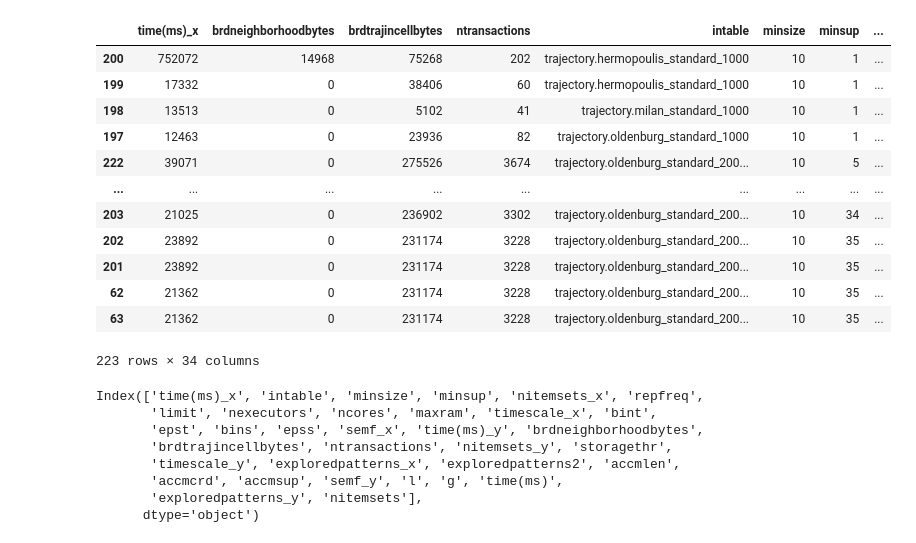
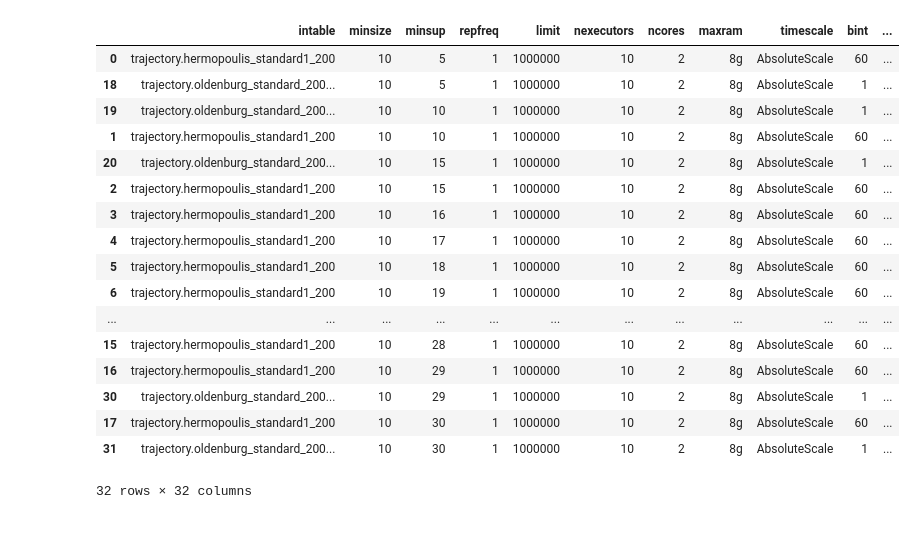
Before and after one commit to w4bo/ctm, a Jupyter notebook: src/main/python/CTM/PFPGrowth.ipynb, the cells around one changed output. Drawn from its saved outputs; the diff is of its cells as text; code cells hidden in the pictures.

```diff
--- a/src/main/python/CTM/PFPGrowth.ipynb
+++ b/src/main/python/CTM/PFPGrowth.ipynb
@@ -113,6 +113,25 @@ def default_plotsetup(ax):
     ax.grid(color="lightgray", linestyle='-', linewidth=0.3)
     ax.set_axisbelow(True)
 # %%
-df1 = pd.read_csv('../../../../results/PFPGrowth_stats.csv')
+coord = ['intable', 'minsize', 'minsup', 'repfreq', 'limit', 'nexecutors', 'ncores', 'maxram', 'timescale', 'bint', 'epst', 'bins', 'epss', 'semf']
+def read_df(f, limit=1000000, minsize=10, bins=20, bint=1, timescale="absolute", epst="inf", epss="inf", nexecutors=10, maxram="8g", semf="none"):
+    df1 = pd.read_csv(f)
+    # coord = [x for x in df1.columns if x != 'time(ms)' and x != 'nitemsets']
+    df1 = df1[df1["minsup"] <= 30]
+    df1 = df1[df1["limit"] == limit]
+    df1 = df1[df1["minsize"] == minsize]
+    df1 = df1[((df1["bins"] == 19) & (df1["intable"] == "trajectory.hermopoulis_standard1_200")) | ((df1["bins"] == bins))]
+    df1 = df1[((df1["bint"] == 60) & (df1["intable"] == "trajectory.hermopoulis_standard1_200")) | ((df1["bint"] == bint))]
+    df1 = df1[df1["nexecutors"] == nexecutors]
+    df1 = df1[df1["maxram"] == maxram]
+    df1["timescale"] = df1["timescale"].replace({"absolute": "AbsoluteScale"})
+    df1 = df1[df1["timescale"] == "AbsoluteScale"]
+    df1["epst"] = -1
+    df1["epss"] = -1
+    df1 = df1.fillna("none")
+    df1 = df1[df1["semf"] == semf]
+    return df1.groupby(coord).mean().reset_index()
+
+df1 = read_df('../../../../results/PFPGrowth_stats.csv')
 df1
 # %% [output]
@@ -136,4 +155,4 @@ df1
 # %%
-df2 = pd.read_csv('../../../../results/CTM_stats.csv')
-df2
+df2 = read_df('../../../../results/CTM_stats.csv')
+df2[coord]
 # %% [output]
@@ -169,5 +204,9 @@ df2
 # %%
 df4 = pd.read_csv('../../../../results/SPARE_stats.csv')
+c = ["intable", "m", "k", "l", "g"]
+df4["intable"] = df4["intable"].fillna("ctm.tmp_transactiontable__tbl_oldenburg_standard_2000_distinct__lmt_1000000__size_10__sup_35__bins_20__ts_absolute__bint_1").replace({"ctm.tmp_transactiontable__tbl_oldenburg_standard_2000_distinct__lmt_1000000__size_10__sup_35__bins_20__ts_absolute__bint_1": "trajectory.oldenburg_standard_2000_distinct"})
+df4 = df4.fillna("None")
+df4 = df4.groupby(c).mean().reset_index()
 df4 = df4.rename({'m': 'minsize', 'k': 'minsup', 'validpatterns': 'nitemsets'}, axis=1)
 df4
 # %% [output]
@@ -185,33 +225,26 @@ df4
 # %%
-l = [x for x in df1.columns if x in ['intable', 'epss', 'bins', 'epst', 'bint', 'maxram', 'ncores', 'intable', 'minsize', 'minsup', 'repfreq',  'limit', 'nexecutors',]]
-df3 = df2.merge(df1, on=l, how='left').merge(df4, how='left', on=['intable', 'minsize', 'minsup'])
+df3 = df2.merge(df1, on=coord, how='left').merge(df4, on=['intable', 'minsize', 'minsup'], how='left')
 df3 = df3.sort_values("minsup")
 df3
 # %% [output]
-|  | time(ms)_x | brdneighborhoodbytes | brdtrajincellbytes | ntransactions | intable | minsize | minsup | ... |
-| 200 | 752072 | 14968 | 75268 | 202 | trajectory.hermopoulis_standard_1000 | 10 | 1 | ... |
-| 199 | 17332 | 0 | 38406 | 60 | trajectory.hermopoulis_standard_1000 | 10 | 1 | ... |
-| 198 | 13513 | 0 | 5102 | 41 | trajectory.milan_standard_1000 | 10 | 1 | ... |
-| 197 | 12463 | 0 | 23936 | 82 | trajectory.oldenburg_standard_1000 | 10 | 1 | ... |
-| 222 | 39071 | 0 | 275526 | 3674 | trajectory.oldenburg_standard_200... | 10 | 5 | ... |
-| ... | ... | ... | ... | ... | ... | ... | ... | ... |
-| 203 | 21025 | 0 | 236902 | 3302 | trajectory.oldenburg_standard_200... | 10 | 34 | ... |
-| 202 | 23892 | 0 | 231174 | 3228 | trajectory.oldenburg_standard_200... | 10 | 35 | ... |
-| 201 | 23892 | 0 | 231174 | 3228 | trajectory.oldenburg_standard_200... | 10 | 35 | ... |
-| 62 | 21362 | 0 | 231174 | 3228 | trajectory.oldenburg_standard_200... | 10 | 35 | ... |
-| 63 | 21362 | 0 | 231174 | 3228 | trajectory.oldenburg_standard_200... | 10 | 35 | ... |
+|  | intable | minsize | minsup | repfreq | limit | nexecutors | ncores | maxram | timescale | bint | ... |
+| 0 | trajectory.hermopoulis_standard1_200 | 10 | 5 | 1 | 1000000 | 10 | 2 | 8g | AbsoluteScale | 60 | ... |
+| 18 | trajectory.oldenburg_standard_200... | 10 | 5 | 1 | 1000000 | 10 | 2 | 8g | AbsoluteScale | 1 | ... |
+| 19 | trajectory.oldenburg_standard_200... | 10 | 10 | 1 | 1000000 | 10 | 2 | 8g | AbsoluteScale | 1 | ... |
+| 1 | trajectory.hermopoulis_standard1_200 | 10 | 10 | 1 | 1000000 | 10 | 2 | 8g | AbsoluteScale | 60 | ... |
+| 20 | trajectory.oldenburg_standard_200... | 10 | 15 | 1 | 1000000 | 10 | 2 | 8g | AbsoluteScale | 1 | ... |
+| 2 | trajectory.hermopoulis_standard1_200 | 10 | 15 | 1 | 1000000 | 10 | 2 | 8g | AbsoluteScale | 60 | ... |
+| 3 | trajectory.hermopoulis_standard1_200 | 10 | 16 | 1 | 1000000 | 10 | 2 | 8g | AbsoluteScale | 60 | ... |
+| 4 | trajectory.hermopoulis_standard1_200 | 10 | 17 | 1 | 1000000 | 10 | 2 | 8g | AbsoluteScale | 60 | ... |
+| 5 | trajectory.hermopoulis_standard1_200 | 10 | 18 | 1 | 1000000 | 10 | 2 | 8g | AbsoluteScale | 60 | ... |
+| 6 | trajectory.hermopoulis_standard1_200 | 10 | 19 | 1 | 1000000 | 10 | 2 | 8g | AbsoluteScale | 60 | ... |
+| ... | ... | ... | ... | ... | ... | ... | ... | ... | ... | ... | ... |
+| 15 | trajectory.hermopoulis_standard1_200 | 10 | 28 | 1 | 1000000 | 10 | 2 | 8g | AbsoluteScale | 60 | ... |
+| 16 | trajectory.hermopoulis_standard1_200 | 10 | 29 | 1 | 1000000 | 10 | 2 | 8g | AbsoluteScale | 60 | ... |
+| 30 | trajectory.oldenburg_standard_200... | 10 | 29 | 1 | 1000000 | 10 | 2 | 8g | AbsoluteScale | 1 | ... |
+| 17 | trajectory.hermopoulis_standard1_200 | 10 | 30 | 1 | 1000000 | 10 | 2 | 8g | AbsoluteScale | 60 | ... |
+| 31 | trajectory.oldenburg_standard_200... | 10 | 30 | 1 | 1000000 | 10 | 2 | 8g | AbsoluteScale | 1 | ... |
-223 rows × 34 columns
+32 rows × 32 columns
-# %%
-df3.columns
-# %% [output]
-Index(['time(ms)_x', 'intable', 'minsize', 'minsup', 'nitemsets_x', 'repfreq',
-       'limit', 'nexecutors', 'ncores', 'maxram', 'timescale_x', 'bint',
-       'epst', 'bins', 'epss', 'semf_x', 'time(ms)_y', 'brdneighborhoodbytes',
-       'brdtrajincellbytes', 'ntransactions', 'nitemsets_y', 'storagethr',
-       'timescale_y', 'exploredpatterns_x', 'exploredpatterns2', 'accmlen',
-       'accmcrd', 'accmsup', 'semf_y', 'l', 'g', 'time(ms)',
-       'exploredpatterns_y', 'nitemsets'],
-      dtype='object')
 # %%
 df3['time(ms)_x'] = df3['time(ms)_x'] / 1000
 df3['time(ms)_y'] = df3['time(ms)_y'] / 1000
```
Also changed, not shown: parts of 7 cells of this notebook, 6 other files.
